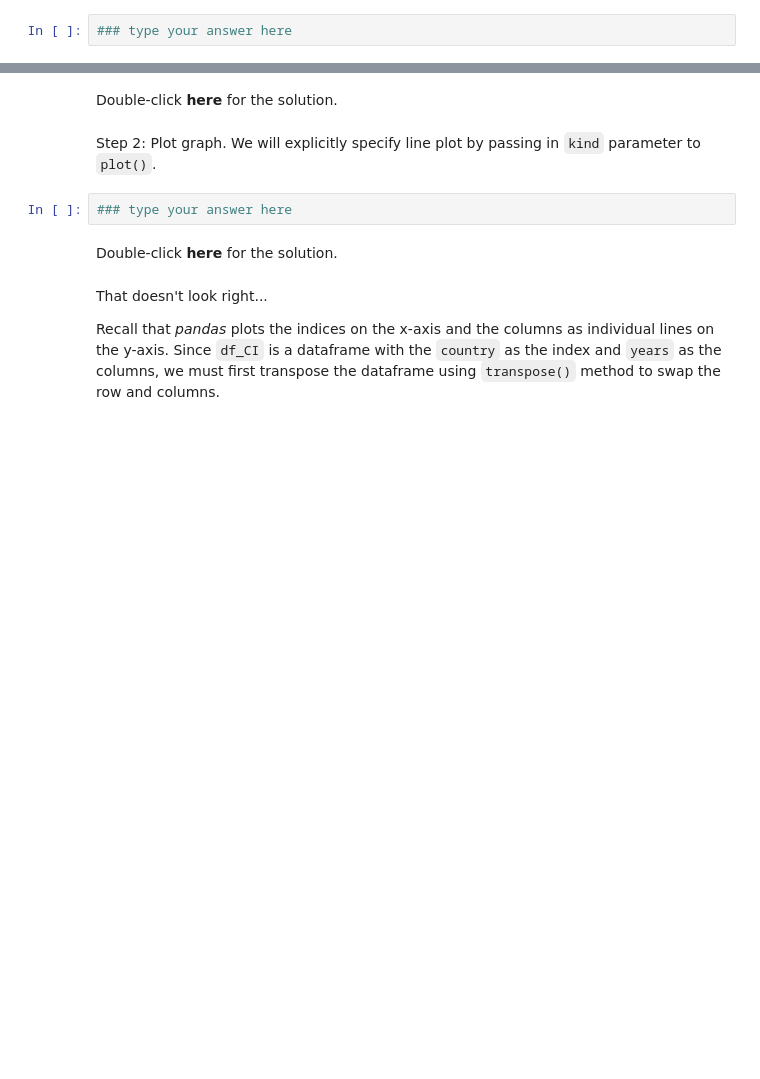
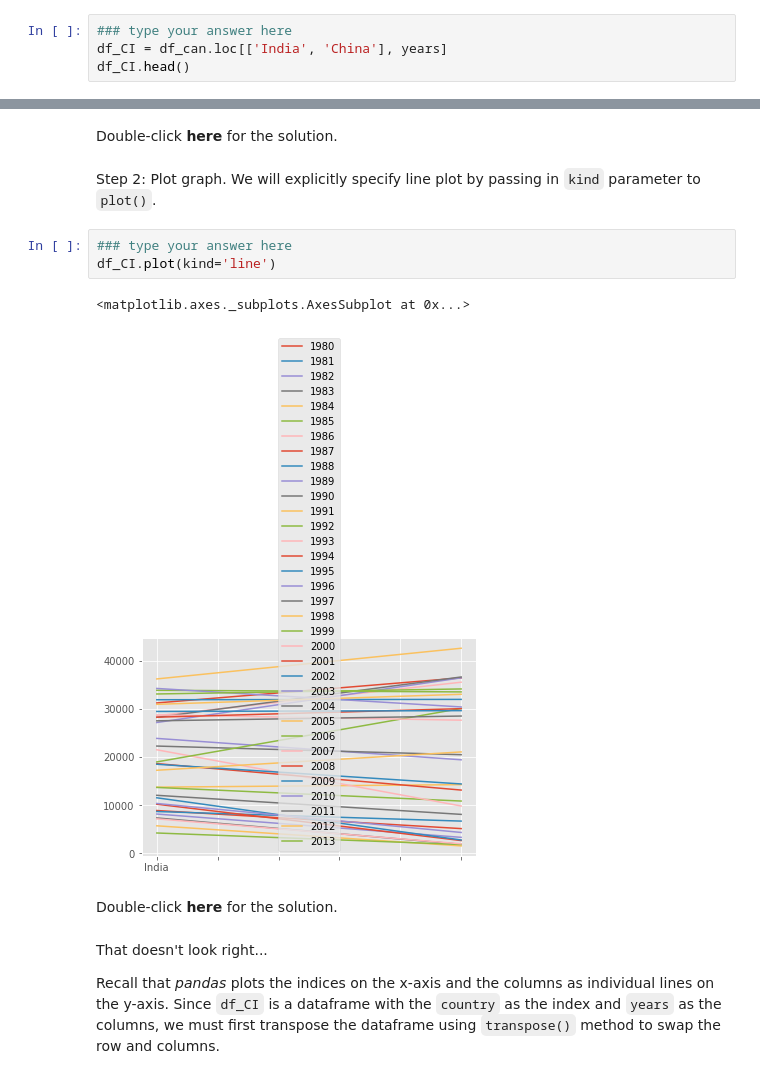
Before and after one commit to irvandandung/hands-on-labs-math-tools, a Jupyter notebook: Pertemuan4/DV0101EN-01-Introduction-to-Matplotlib-and-Line-Plots-py.ipynb, the cells around one changed output, grey strips where cells are left out. Drawn from its saved outputs; the diff is of its cells as text; blank space fills up the shorter version.

Commit message:
Update: answer of question on DV0101EN-01-Introduction-to-Matplotlib-and-Line-Plots-py.ipynb

```diff
--- a/Pertemuan4/DV0101EN-01-Introduction-to-Matplotlib-and-Line-Plots-py.ipynb
+++ b/Pertemuan4/DV0101EN-01-Introduction-to-Matplotlib-and-Line-Plots-py.ipynb
@@ -642,3 +627,5 @@ We can easily add more countries to line plot to make meaningful comparisons imm
 Step 1: Get the data set for China and India, and display dataframe.
 # %%
 ### type your answer here
+df_CI = df_can.loc[['India', 'China'], years]
+df_CI.head()
@@ -652,6 +643,10 @@ df_CI.head()
 Step 2: Plot graph. We will explicitly specify line plot by passing in `kind` parameter to `plot()`.
 # %%
 ### type your answer here
+df_CI.plot(kind='line')
+# %% [output]
+<matplotlib.axes._subplots.AxesSubplot at 0x...>
+[figure, added]
 # %% [markdown]
 Double-click __here__ for the solution.
 <!-- The correct answer is:
```
Also changed, not shown: parts of 16 cells of this notebook.
